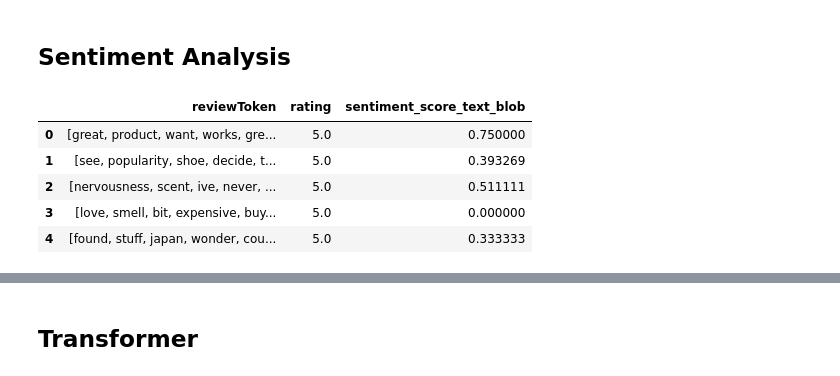
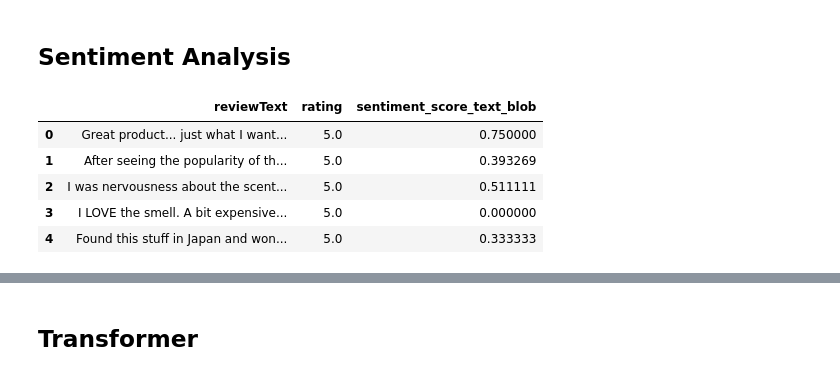
Before and after one commit to lebe1/text-oriented-data-science-project, a Jupyter notebook: Data_Exploration_Sentemint.ipynb, the cells around one changed output, grey strips where cells are left out. Saved outputs shown, nothing was run; the diff lists cells and outputs as text; code cells hidden in the pictures.

```diff
--- a/Data_Exploration_Sentemint.ipynb
+++ b/Data_Exploration_Sentemint.ipynb
@@ -30,8 +34,6 @@ import ast
 ## Load data
 # %%
 df = pd.read_csv(csv_path)
-# %%
-df['reviewToken'] = df['reviewToken'].apply(lambda x: ast.literal_eval(x) if isinstance(x, str) else x)
 # %%
 df.head(5)
 # %% [output]
@@ -51,11 +53,11 @@ def analyze_with_textblob(tokens):
 # %%
 df['sentiment_score_text_blob'] = df['reviewText'].progress_apply(analyze_with_textblob)
 # %%
-df[['reviewToken','rating', 'sentiment_score_text_blob']].head(5)
+df[['reviewText','rating', 'sentiment_score_text_blob']].head(5)
 # %% [output]
-|  | reviewToken | rating | sentiment_score_text_blob |
-| 0 | [great, product, want, works, gre... | 5.0 | 0.750000 |
-| 1 | [see, popularity, shoe, decide, t... | 5.0 | 0.393269 |
-| 2 | [nervousness, scent, ive, never, ... | 5.0 | 0.511111 |
-| 3 | [love, smell, bit, expensive, buy... | 5.0 | 0.000000 |
-| 4 | [found, stuff, japan, wonder, cou... | 5.0 | 0.333333 |
+|  | reviewText | rating | sentiment_score_text_blob |
+| 0 | Great product... just what I want... | 5.0 | 0.750000 |
+| 1 | After seeing the popularity of th... | 5.0 | 0.393269 |
+| 2 | I was nervousness about the scent... | 5.0 | 0.511111 |
+| 3 | I LOVE the smell. A bit expensive... | 5.0 | 0.000000 |
+| 4 | Found this stuff in Japan and won... | 5.0 | 0.333333 |
```
Also changed, not shown: parts of 17 cells of this notebook.
